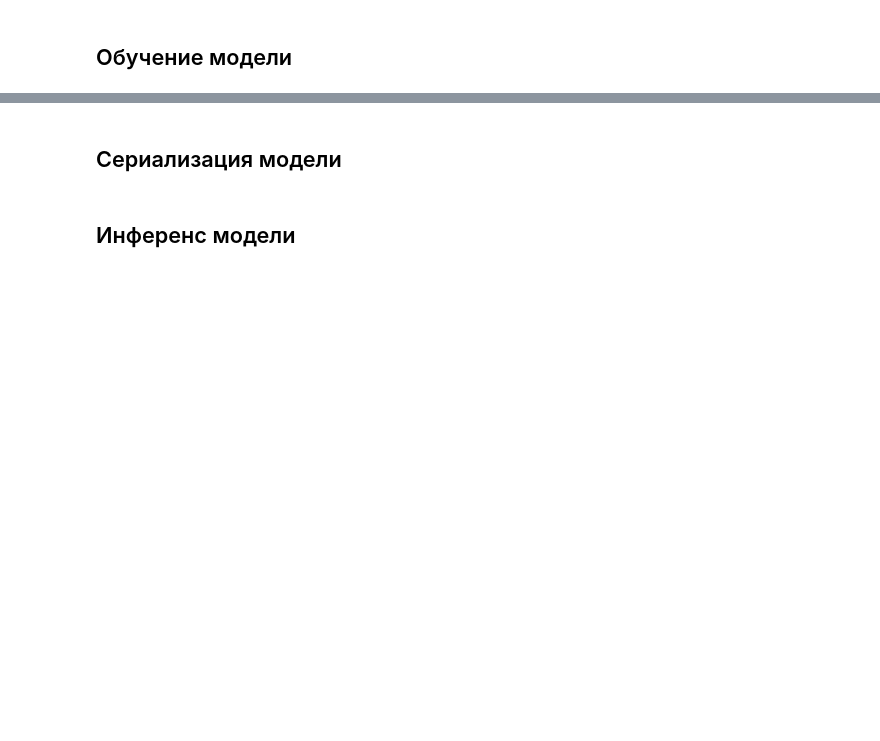
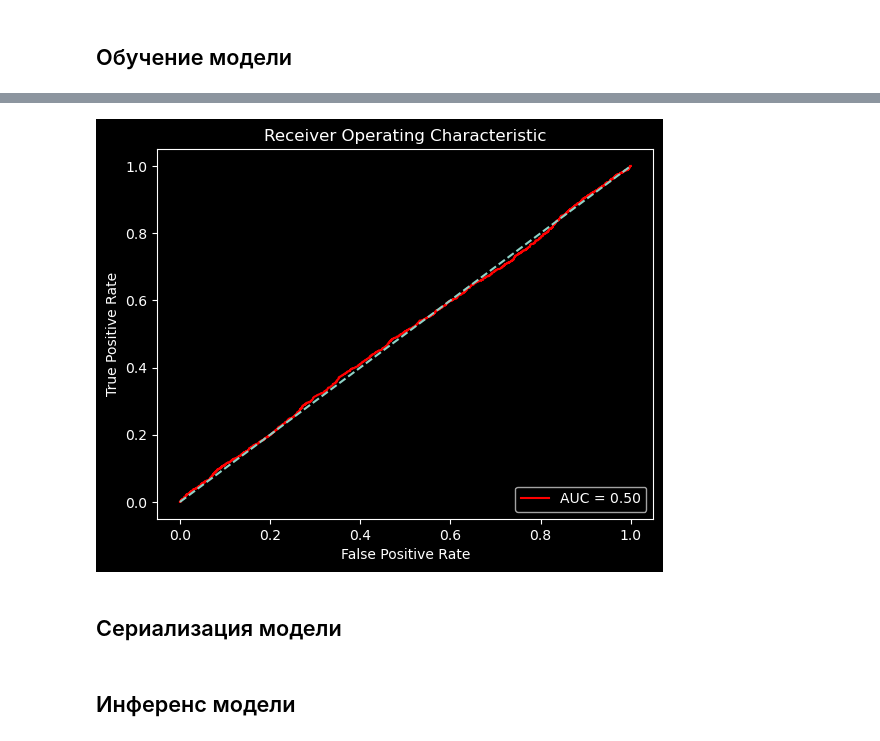
Before and after one commit to IvanZyablitsev/inno_fqw, a Jupyter notebook: scraping/scraping.ipynb, the cells around one changed output, grey strips where cells are left out. Cells and saved outputs as stored; diff of their text form; code cells hidden in the pictures; blank space fills up the shorter version.

```diff
--- a/scraping/scraping.ipynb
+++ b/scraping/scraping.ipynb
@@ -264,3 +325,26 @@ accuracy
+# %%
+from sklearn.metrics import roc_curve, roc_auc_score, auc
+
+# вероятности что есть диабет
+y_probs = model.predict_proba(X_test)[:, -1]
+
+# массивы TPR, FPR для каждого порога вероятностей
+false_positive_rate, true_positive_rate, thresholds = roc_curve(y_test, y_probs)
+
+# площадь под кривой
+roc_auc = auc(false_positive_rate, true_positive_rate)
+
+# отрисовка roc curve
+plt.title('Receiver Operating Characteristic')
+plt.plot(false_positive_rate, true_positive_rate, color='red', label=f'AUC = {roc_auc:.2f}')
+plt.legend(loc='lower right')
+plt.plot([0, 1], [0, 1], linestyle='--')
+plt.axis('tight')
+plt.ylabel('True Positive Rate')
+plt.xlabel('False Positive Rate')
+plt.show()
+# %% [output]
+[figure, added]
 # %% [markdown]
 ## Сериализация модели
 # %%
```
Also changed, not shown: parts of 44 cells of this notebook, 2 other files.
